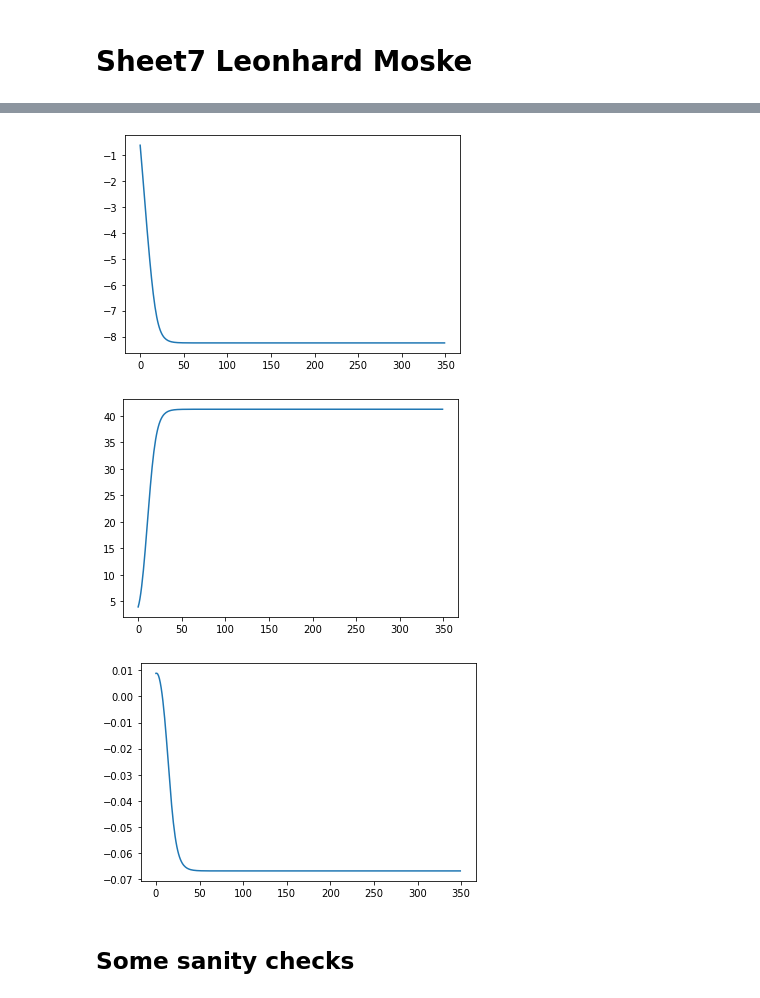
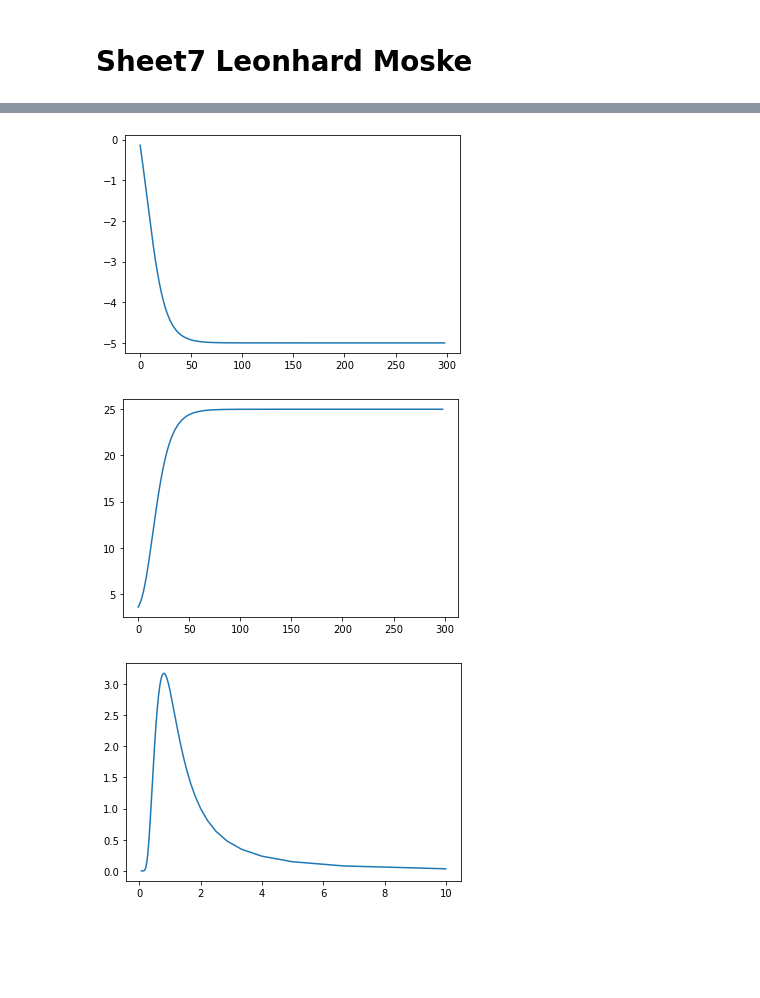
Before and after one commit to Leonhard-Moske/CMCMP, a Jupyter notebook: sheet7/physics767_sheet7_LeonhardMoske.ipynb, the cells around one changed output, grey strips where cells are left out. Cells and saved outputs as stored; diff of their text form; code cells hidden in the pictures; blank space fills up the shorter version.

```diff
--- a/sheet7/physics767_sheet7_LeonhardMoske.ipynb
+++ b/sheet7/physics767_sheet7_LeonhardMoske.ipynb
@@ -147,7 +147,7 @@ def diagonalizeT(T, beta):
 
     D = np.zeros(np.shape(T))
 
-    np.fill_diagonal(D, np.exp(np.multiply(eVa.real, -beta)))
+    np.fill_diagonal(D, np.exp(np.multiply(eVa.real, -beta/2)))
 
     return D, eVe
 
@@ -162,6 +162,9 @@ def realtimeEvolution(ham, beta, Lx,Ly,m,v0):
 
     expBetaH = np.linalg.multi_dot ([np.transpose(vTrans),eVe,D,inv(eVe)])#([v,inv(eVe),D,eVe])
     return np.matmul(expBetaH, [1] + [0]*(m-1))
+
+def norm(phi):
+    return np.vdot(phi,phi)
 # %%
 Lx = 2
 Ly = 3
@@ -222,12 +243,12 @@ for i in range(350):
 # %%
 import matplotlib.pyplot as plt
-plt.plot(E)
+plt.plot(np.mean(Es, axis = 0))
 plt.show()
-plt.plot(E2)
+plt.plot(np.mean(E2s, axis = 0))
 plt.show()
-plt.plot(cV)
+plt.plot(1/betas,np.mean(cVs, axis = 0))
 plt.show()
 # %% [output]
-[figure, old version]
+[figure, new version]
-[figure, old version]
+[figure, new version]
-[figure, old version]
+[figure, new version]
@@ -490,2 +254,0 @@ def wrapLancoz(csr_matrix, L, m):
-# %% [markdown]
-## Some sanity checks
```
Also changed, not shown: parts of 11 cells of this notebook.
